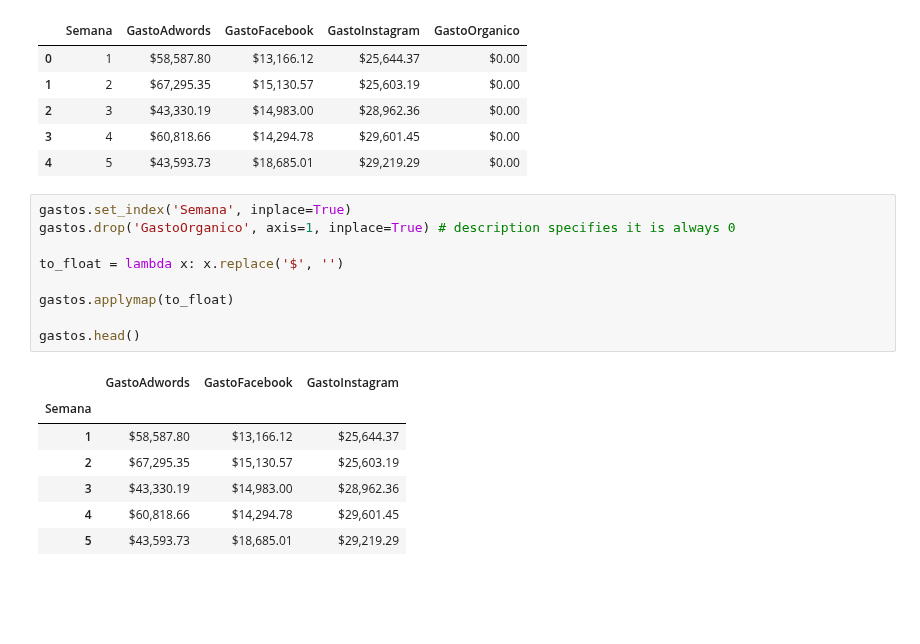
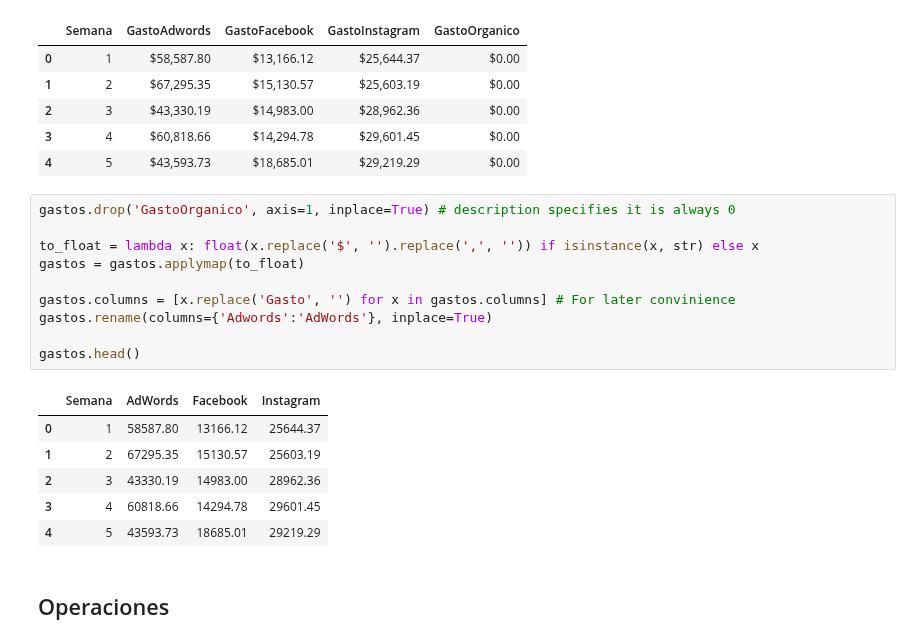
Before and after one commit to esolanoo/ProyectoTerminal_Ejercicios, a Jupyter notebook: Caso1/analysis.ipynb, the cells around one changed output. Saved outputs shown, nothing was run; the diff lists cells and outputs as text; blank space fills up the shorter version.

Commit message:
semana_canal

```diff
--- a/Caso1/analysis.ipynb
+++ b/Caso1/analysis.ipynb
@@ -43,19 +43,21 @@ gastos.head()
 | 3 | 4 | $60,818.66 | $14,294.78 | $29,601.45 | $0.00 |
 | 4 | 5 | $43,593.73 | $18,685.01 | $29,219.29 | $0.00 |
 # %%
-gastos.set_index('Semana', inplace=True)
 gastos.drop('GastoOrganico', axis=1, inplace=True) # description specifies it is always 0
 
-to_float = lambda x: x.replace('$', '')
+to_float = lambda x: float(x.replace('$', '').replace(',', '')) if isinstance(x, str) else x
+gastos = gastos.applymap(to_float)
 
-gastos.applymap(to_float)
+gastos.columns = [x.replace('Gasto', '') for x in gastos.columns] # For later convinience
+gastos.rename(columns={'Adwords':'AdWords'}, inplace=True)
 
 gastos.head()
 # %% [output]
-|  | GastoAdwords | GastoFacebook | GastoInstagram |
-| Semana |  |  |  |
-| 1 | $58,587.80 | $13,166.12 | $25,644.37 |
-| 2 | $67,295.35 | $15,130.57 | $25,603.19 |
-| 3 | $43,330.19 | $14,983.00 | $28,962.36 |
-| 4 | $60,818.66 | $14,294.78 | $29,601.45 |
-| 5 | $43,593.73 | $18,685.01 | $29,219.29 |
+|  | Semana | AdWords | Facebook | Instagram |
+| 0 | 1 | 58587.80 | 13166.12 | 25644.37 |
+| 1 | 2 | 67295.35 | 15130.57 | 25603.19 |
+| 2 | 3 | 43330.19 | 14983.00 | 28962.36 |
+| 3 | 4 | 60818.66 | 14294.78 | 29601.45 |
+| 4 | 5 | 43593.73 | 18685.01 | 29219.29 |
+# %% [markdown]
+## Operaciones
```
Also changed, not shown: parts of 14 cells of this notebook.
